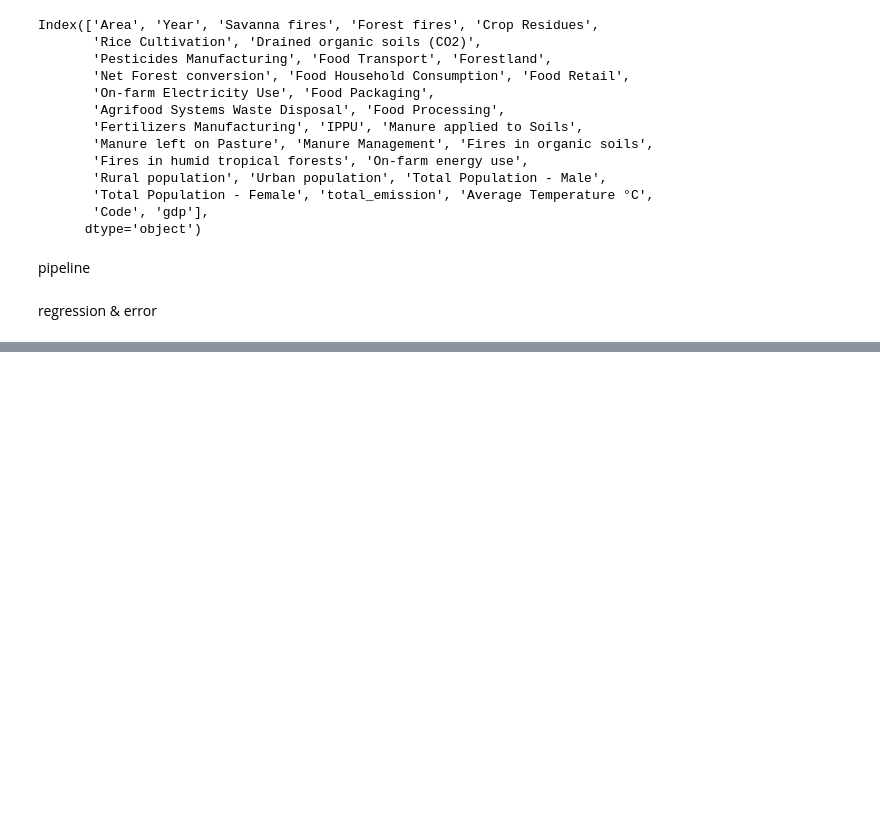
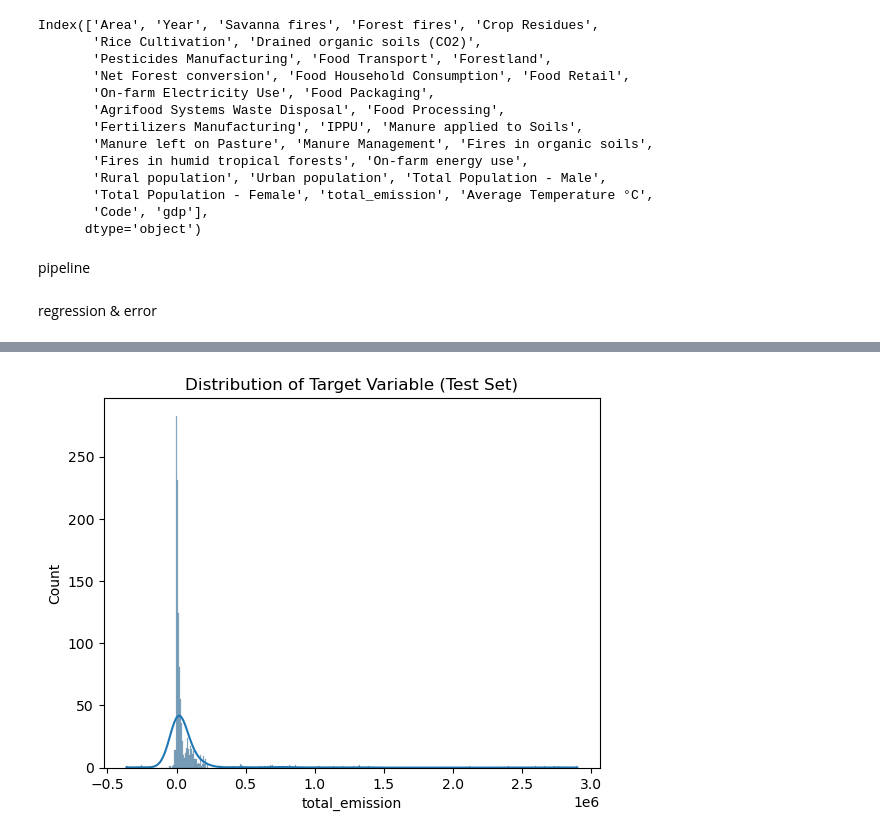
Before and after one commit to JuliaPPfeiffer/DS3001-Project, a Jupyter notebook: regression.ipynb, the cells around one changed output, grey strips where cells are left out. Cells and saved outputs as stored; diff of their text form; code cells hidden in the pictures; blank space fills up the shorter version.

```diff
--- a/regression.ipynb
+++ b/regression.ipynb
@@ -124,0 +118,7 @@ evaluation & plots
+# %%
+import seaborn as sns
+sns.histplot(y_test, kde=True)
+plt.title("Distribution of Target Variable (Test Set)")
+plt.show()
+# %% [output]
+[figure, added]
```
Also changed, not shown: parts of 10 cells of this notebook.
